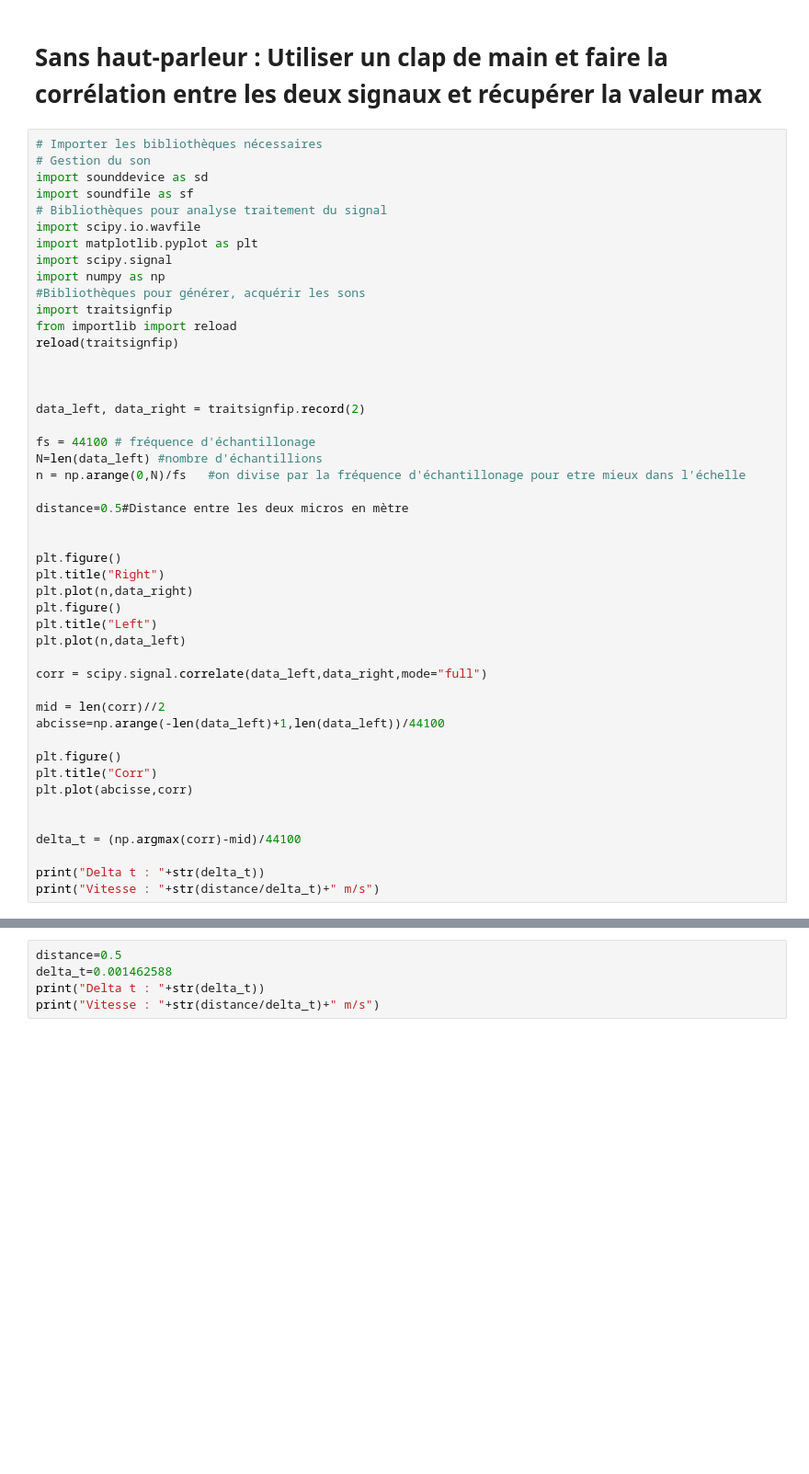
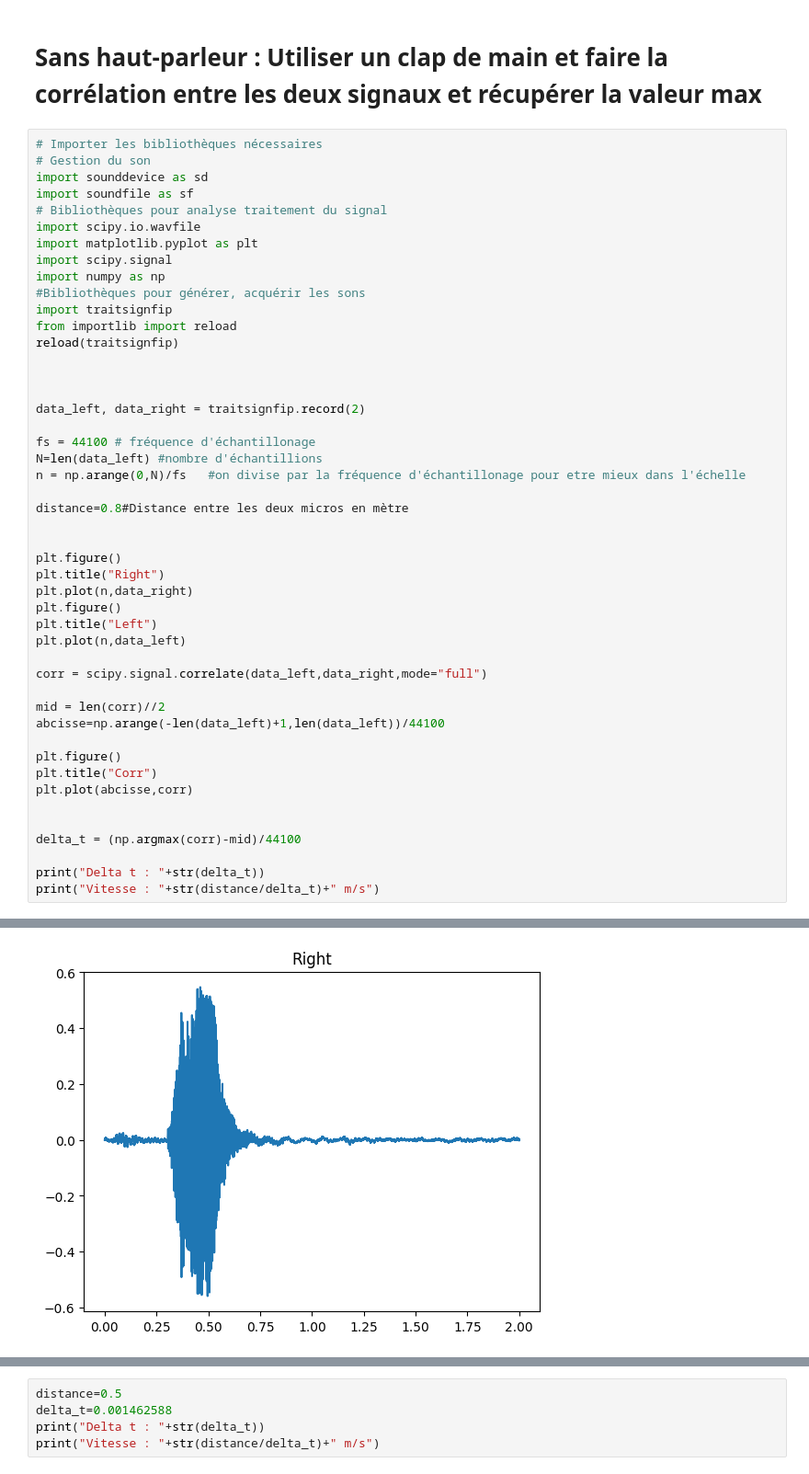
Before and after one commit to zuce68/ProjetFIP2A, a Jupyter notebook: MesureDuSon.ipynb, the cells around one changed output, grey strips where cells are left out. Shown at 92% size. Cells and saved outputs as stored; diff of their text form; blank space fills up the shorter version.

```diff
--- a/MesureDuSon.ipynb
+++ b/MesureDuSon.ipynb
@@ -143,7 +143,7 @@ fs = 44100 # fréquence d'échantillonage
 N=len(data_left) #nombre d'échantillions
 n = np.arange(0,N)/fs   #on divise par la fréquence d'échantillonage pour etre mieux dans l'échelle
 
-distance=0.5#Distance entre les deux micros en mètre
+distance=0.8#Distance entre les deux micros en mètre
 
 
 plt.figure()
@@ -171,0 +173 @@ PortAudioError: Error opening InputStream: Invalid number of channels [PaErrorCo
+[figure, added]
```
Also changed, not shown: parts of 1 cell of this notebook, 1 other file.
